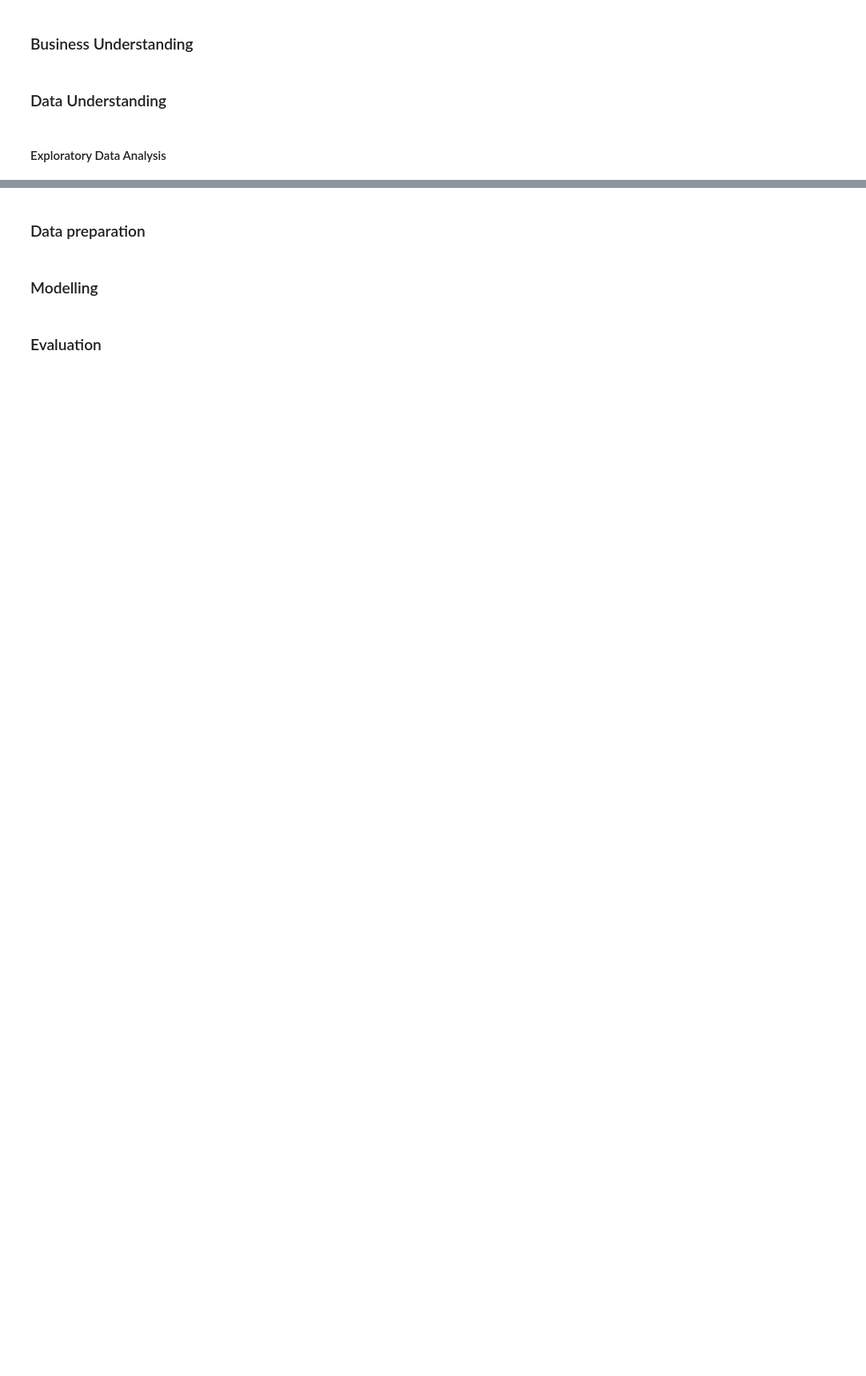
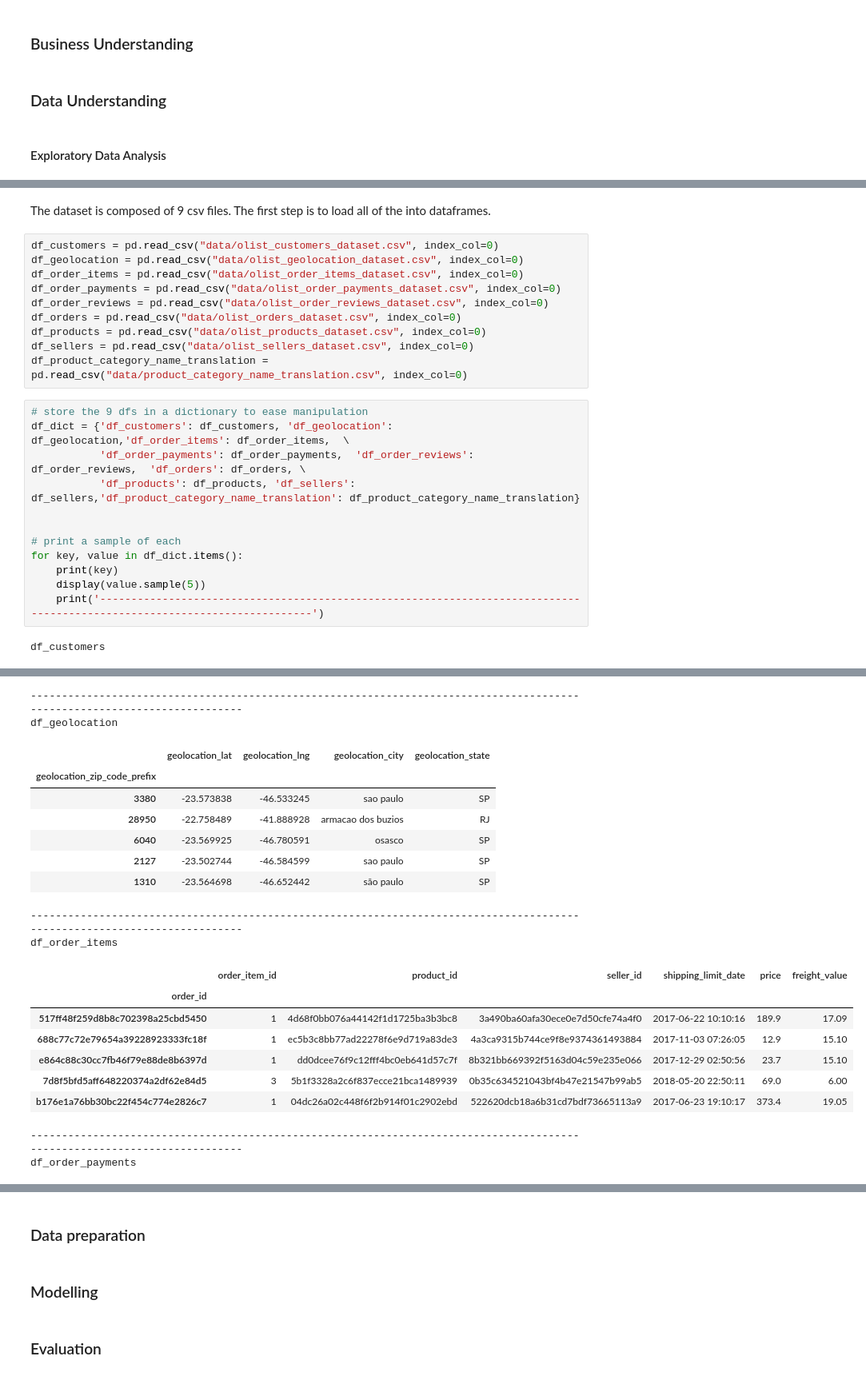
Before and after one commit to osama-sidahmed/Brazilian_E-Commerce_Public_Dataset_by_Olist_Clustering, a Jupyter notebook: Brazilian_E-Commerce_Public_Dataset_by_Olist_Clustering.ipynb, the cells around one changed output, grey strips where cells are left out. Shown: that part at 80% size. Cells and saved outputs as stored; diff of their text form; blank space fills up the shorter version.

Commit message:
Finish initial data exploration

```diff
--- a/Brazilian_E-Commerce_Public_Dataset_by_Olist_Clustering.ipynb
+++ b/Brazilian_E-Commerce_Public_Dataset_by_Olist_Clustering.ipynb
@@ -42,0 +48,26 @@ The main objective of this project is to apply various clustering techniques to
+# %% [markdown]
+The dataset is composed of 9 csv files. The first step is to load all of the into dataframes.
+# %%
+df_customers = pd.read_csv("data/olist_customers_dataset.csv", index_col=0)
+df_geolocation = pd.read_csv("data/olist_geolocation_dataset.csv", index_col=0)
+df_order_items = pd.read_csv("data/olist_order_items_dataset.csv", index_col=0)
+df_order_payments = pd.read_csv("data/olist_order_payments_dataset.csv", index_col=0)
+df_order_reviews = pd.read_csv("data/olist_order_reviews_dataset.csv", index_col=0)
+df_orders = pd.read_csv("data/olist_orders_dataset.csv", index_col=0)
+df_products = pd.read_csv("data/olist_products_dataset.csv", index_col=0)
+df_sellers = pd.read_csv("data/olist_sellers_dataset.csv", index_col=0)
+df_product_category_name_translation = pd.read_csv("data/product_category_name_translation.csv", index_col=0)
+# %%
+# store the 9 dfs in a dictionary to ease manipulation
+df_dict = {'df_customers': df_customers, 'df_geolocation': df_geolocation,'df_order_items': df_order_items,  \
+           'df_order_payments': df_order_payments,  'df_order_reviews': df_order_reviews,  'df_orders': df_orders, \
+           'df_products': df_products, 'df_sellers': df_sellers,'df_product_category_name_translation': df_product_category_name_translation}
+
+
+# print a sample of each
+for key, value in df_dict.items():
+    print(key)
+    display(value.sample(5))
+    print('--------------------------------------------------------------------------------------------------------------------------')
+# %% [output]
+df_customers
@@ -42,0 +81,20 @@ The main objective of this project is to apply various clustering techniques to
+--------------------------------------------------------------------------------------------------------------------------
+df_geolocation
+|  | geolocation_lat | geolocation_lng | geolocation_city | geolocation_state |
+| geolocation_zip_code_prefix |  |  |  |  |
+| 3380 | -23.573838 | -46.533245 | sao paulo | SP |
+| 28950 | -22.758489 | -41.888928 | armacao dos buzios | RJ |
+| 6040 | -23.569925 | -46.780591 | osasco | SP |
+| 2127 | -23.502744 | -46.584599 | sao paulo | SP |
+| 1310 | -23.564698 | -46.652442 | são paulo | SP |
+--------------------------------------------------------------------------------------------------------------------------
+df_order_items
+|  | order_item_id | product_id | seller_id | shipping_limit_date | price | freight_value |
+| order_id |  |  |  |  |  |  |
+| 517ff48f259d8b8c702398a25cbd5450 | 1 | 4d68f0bb076a44142f1d1725ba3b3bc8 | 3a490ba60afa30ece0e7d50cfe74a4f0 | 2017-06-22 10:10:16 | 189.9 | 17.09 |
+| 688c77c72e79654a39228923333fc18f | 1 | ec5b3c8bb77ad22278f6e9d719a83de3 | 4a3ca9315b744ce9f8e9374361493884 | 2017-11-03 07:26:05 | 12.9 | 15.10 |
+| e864c88c30cc7fb46f79e88de8b6397d | 1 | dd0dcee76f9c12fff4bc0eb641d57c7f | 8b321bb669392f5163d04c59e235e066 | 2017-12-29 02:50:56 | 23.7 | 15.10 |
+| 7d8f5bfd5aff648220374a2df62e84d5 | 3 | 5b1f3328a2c6f837ecce21bca1489939 | 0b35c634521043bf4b47e21547b99ab5 | 2018-05-20 22:50:11 | 69.0 | 6.00 |
+| b176e1a76bb30bc22f454c774e2826c7 | 1 | 04dc26a02c448f6f2b914f01c2902ebd | 522620dcb18a6b31cd7bdf73665113a9 | 2017-06-23 19:10:17 | 373.4 | 19.05 |
+--------------------------------------------------------------------------------------------------------------------------
+df_order_payments
```
Also changed, not shown: parts of 12 cells of this notebook.
